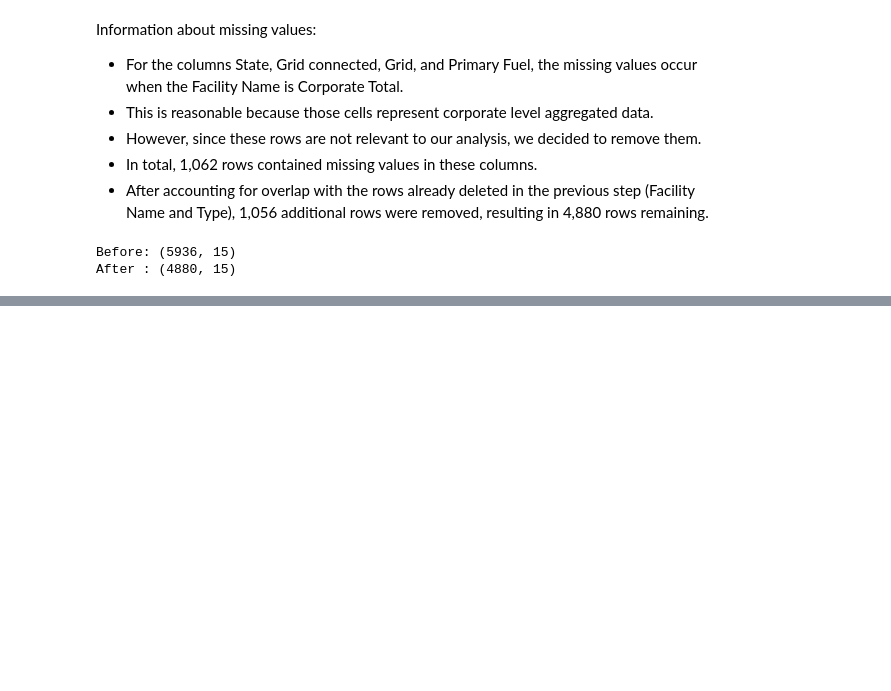
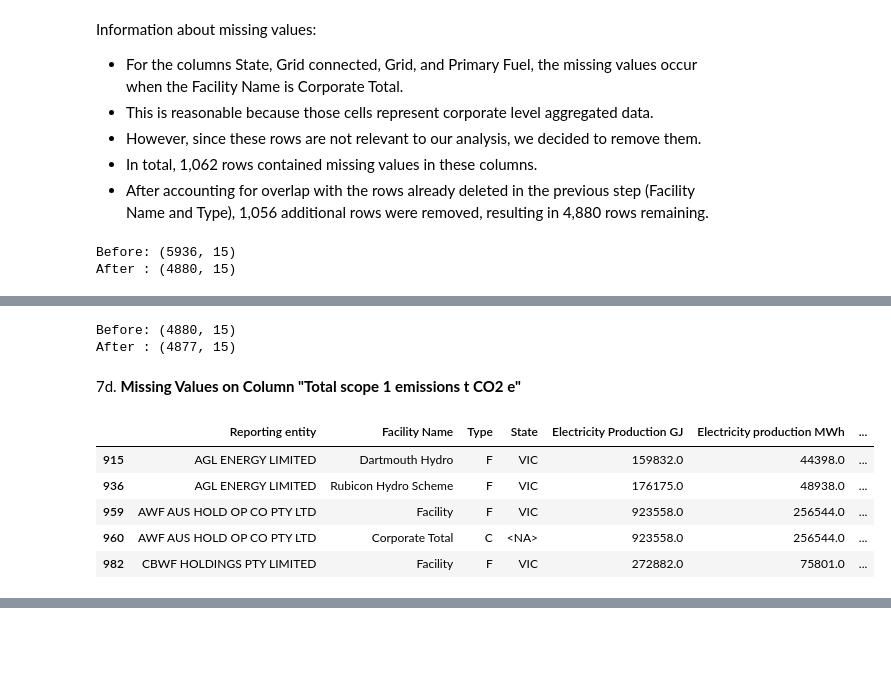
Before and after one commit to renggafirmandika/data_engineering, a Jupyter notebook: Assignment_1.ipynb, the cells around one changed output, grey strips where cells are left out. Drawn from its saved outputs; the diff is of its cells as text; code cells hidden in the pictures; blank space fills up the shorter version.

```diff
--- a/Assignment_1.ipynb
+++ b/Assignment_1.ipynb
@@ -922,0 +928,9 @@ After : (4880, 15)
+# %%
+missing_production = nger_10years[
+    nger_10years[["Electricity Production GJ", "Electricity production MWh"]].isna().any(axis=1)
+]
+
+pd.set_option("display.max_colwidth", None)
+pd.set_option("display.width", 10000)
+
+display(missing_production.head(5))
@@ -922,0 +951,27 @@ After : (4880, 15)
+# %%
+nger_10years_cleaned3 = nger_10years_cleaned2.dropna(subset=["Electricity Production GJ", "Electricity production MWh"])
+
+# Check the new dimension
+print("Before:", nger_10years_cleaned2.shape)
+print("After :", nger_10years_cleaned3.shape)
+# %% [output]
+Before: (4880, 15)
+After : (4877, 15)
+# %% [markdown]
+7d. **Missing Values on Column "Total scope 1 emissions t CO2 e"**
+# %%
+missing_scope1 = nger_10years[
+    nger_10years["Total scope 1 emissions t CO2 e"].isna()
+]
+
+pd.set_option("display.max_colwidth", None)
+pd.set_option("display.width", 10000)
+
+display(missing_scope1.head(5))
+# %% [output]
+|  | Reporting entity | Facility Name | Type | State | Electricity Production GJ | Electricity production MWh | ... |
+| 915 | AGL ENERGY LIMITED | Dartmouth Hydro | F | VIC | 159832.0 | 44398.0 | ... |
+| 936 | AGL ENERGY LIMITED | Rubicon Hydro Scheme | F | VIC | 176175.0 | 48938.0 | ... |
+| 959 | AWF AUS HOLD OP CO PTY LTD | Facility | F | VIC | 923558.0 | 256544.0 | ... |
+| 960 | AWF AUS HOLD OP CO PTY LTD | Corporate Total | C | <NA> | 923558.0 | 256544.0 | ... |
+| 982 | CBWF HOLDINGS PTY LIMITED | Facility | F | VIC | 272882.0 | 75801.0 | ... |
```
Also changed, not shown: parts of 22 cells of this notebook, 1 other file.
